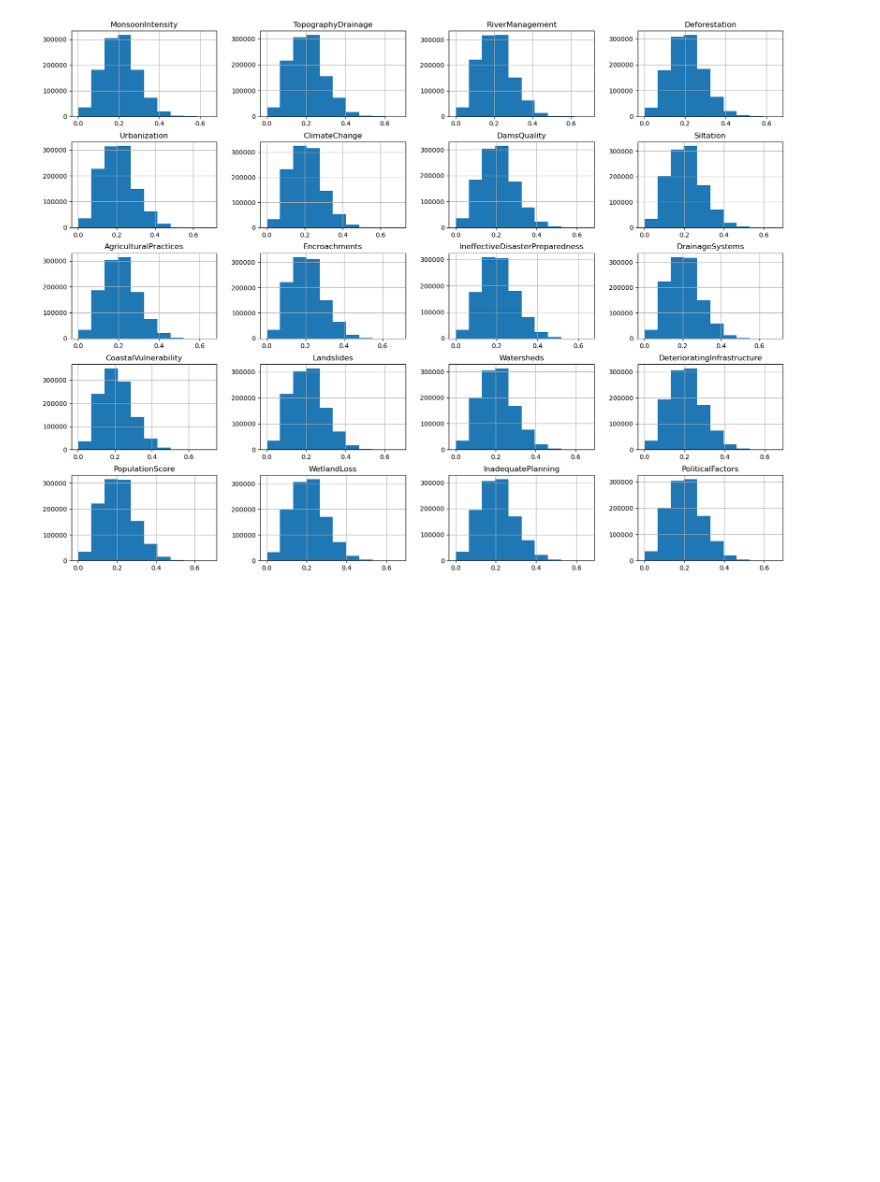
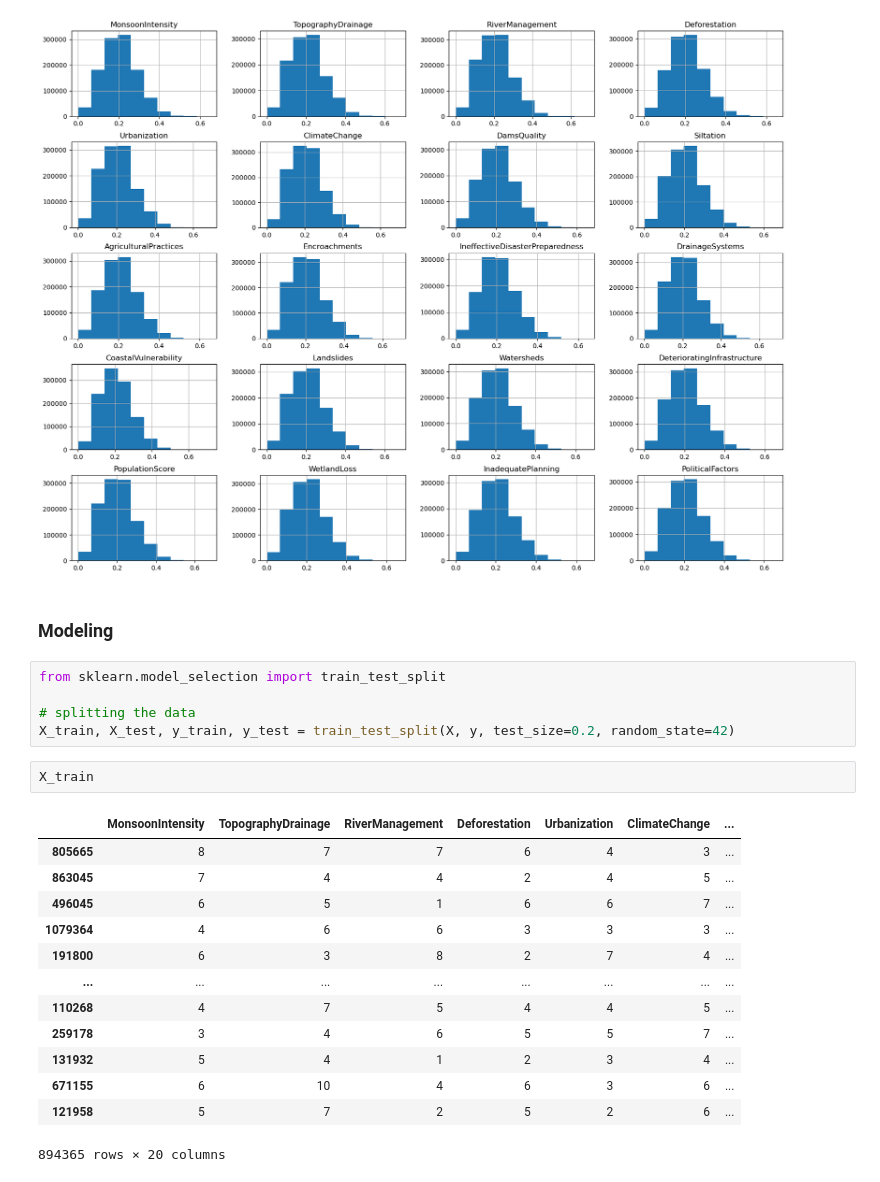
Before and after one commit to timothyafolami/Flood-Prediction, a Jupyter notebook: Data_analysis.ipynb, the cells around one changed output. Saved outputs shown, nothing was run; the diff lists cells and outputs as text; blank space fills up the shorter version.

```diff
--- a/Data_analysis.ipynb
+++ b/Data_analysis.ipynb
@@ -731,3 +731,26 @@ array([[<Axes: title={'center': 'MonsoonIntensity'}>,
         <Axes: title={'center': 'InadequatePlanning'}>,
         <Axes: title={'center': 'PoliticalFactors'}>]], dtype=object)
 [figure]
+# %% [markdown]
+### Modeling
+# %%
+from sklearn.model_selection import train_test_split
+
+# splitting the data
+X_train, X_test, y_train, y_test = train_test_split(X, y, test_size=0.2, random_state=42)
+# %%
+X_train
+# %% [output]
+|  | MonsoonIntensity | TopographyDrainage | RiverManagement | Deforestation | Urbanization | ClimateChange | ... |
+| 805665 | 8 | 7 | 7 | 6 | 4 | 3 | ... |
+| 863045 | 7 | 4 | 4 | 2 | 4 | 5 | ... |
+| 496045 | 6 | 5 | 1 | 6 | 6 | 7 | ... |
+| 1079364 | 4 | 6 | 6 | 3 | 3 | 3 | ... |
+| 191800 | 6 | 3 | 8 | 2 | 7 | 4 | ... |
+| ... | ... | ... | ... | ... | ... | ... | ... |
+| 110268 | 4 | 7 | 5 | 4 | 4 | 5 | ... |
+| 259178 | 3 | 4 | 6 | 5 | 5 | 7 | ... |
+| 131932 | 5 | 4 | 1 | 2 | 3 | 4 | ... |
+| 671155 | 6 | 10 | 4 | 6 | 3 | 6 | ... |
+| 121958 | 5 | 7 | 2 | 5 | 2 | 6 | ... |
+894365 rows × 20 columns
```
Also changed, not shown: parts of 17 cells of this notebook, 8 other files.
